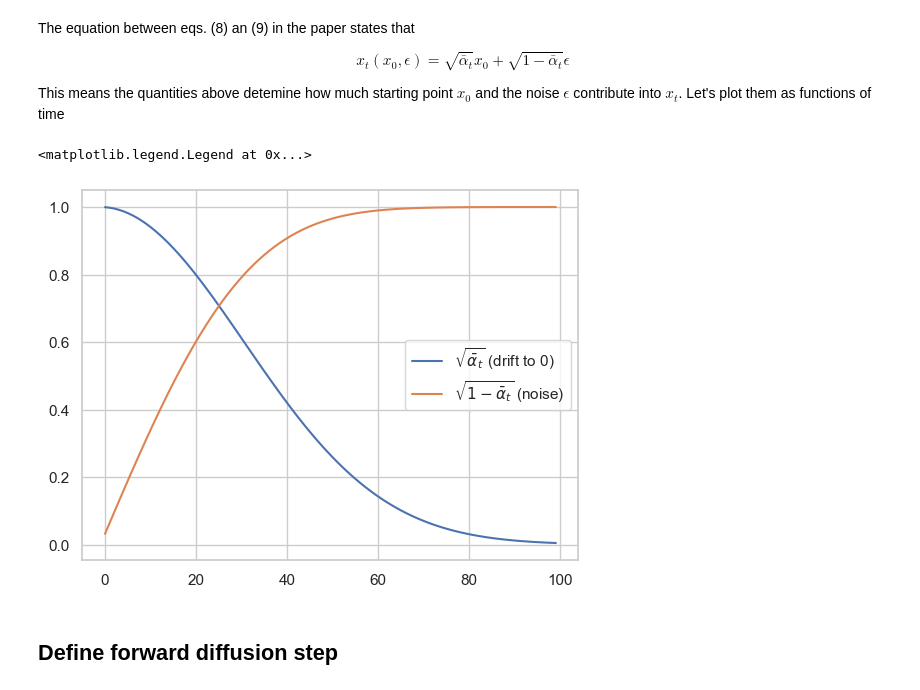
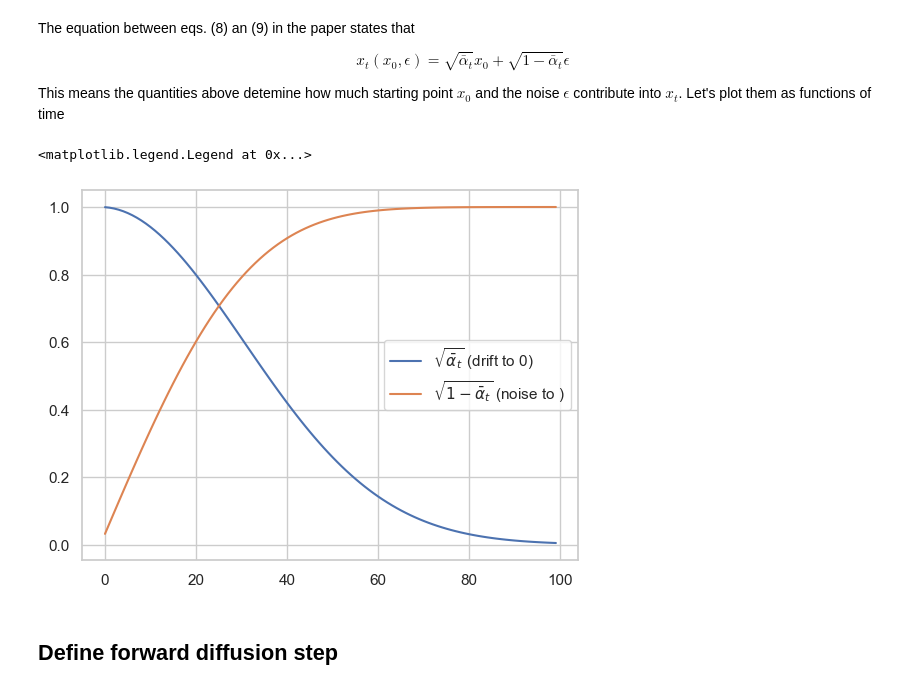
Before and after one commit to ioskn/mldl_htwg, a Jupyter notebook: generative/diffusion.ipynb, the cells around one changed output. Drawn from its saved outputs; the diff is of its cells as text; code cells hidden in the pictures.

```diff
--- a/generative/diffusion.ipynb
+++ b/generative/diffusion.ipynb
@@ -221,11 +225,11 @@ $$
 This means the quantities above detemine how much starting point $x_0$ and the noise $\epsilon$ contribute into $x_t$. Let's plot them as functions of time
 # %%
 plt.plot(sqrt_alphas_cumprod, label=r"$\sqrt{\bar{\alpha}_t}$ (drift to 0)")
-plt.plot(sqrt_one_minus_alphas_cumprod, label=r"$\sqrt{1-\bar{\alpha}_t}$ (noise)")
+plt.plot(sqrt_one_minus_alphas_cumprod, label=r"$\sqrt{1-\bar{\alpha}_t}$ (noise to )")
 plt.legend()
 # %% [output]
 <matplotlib.legend.Legend at 0x...>
-[figure, old version]
+[figure, new version]
 # %% [markdown]
 ## Define forward diffusion step
 # %% [markdown]
```
Also changed, not shown: parts of 23 cells of this notebook.
